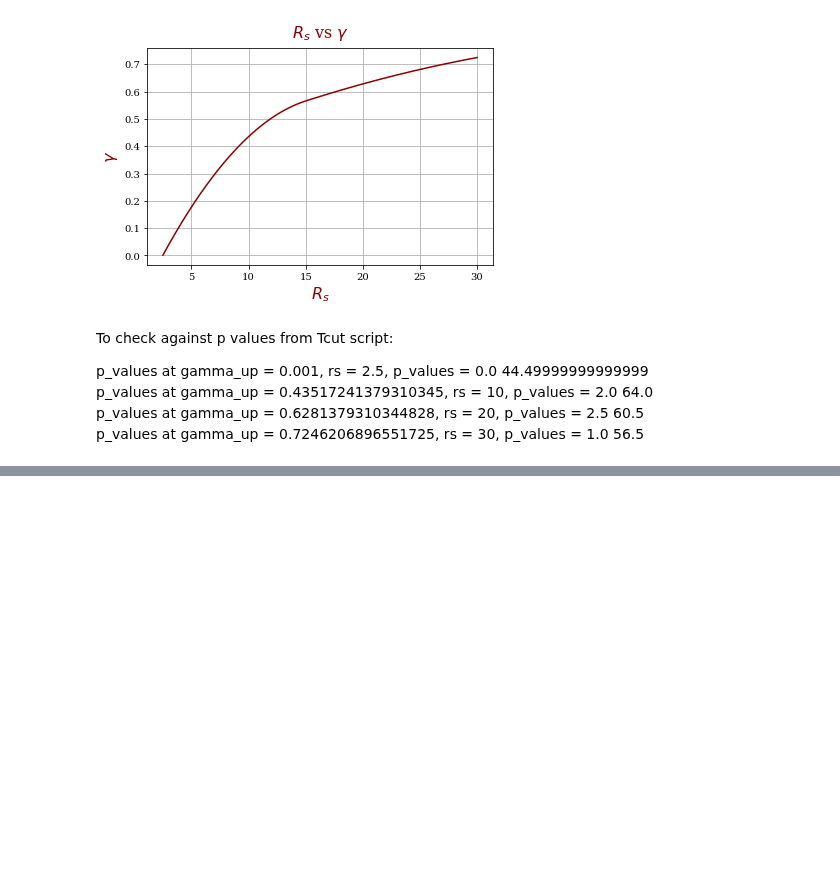
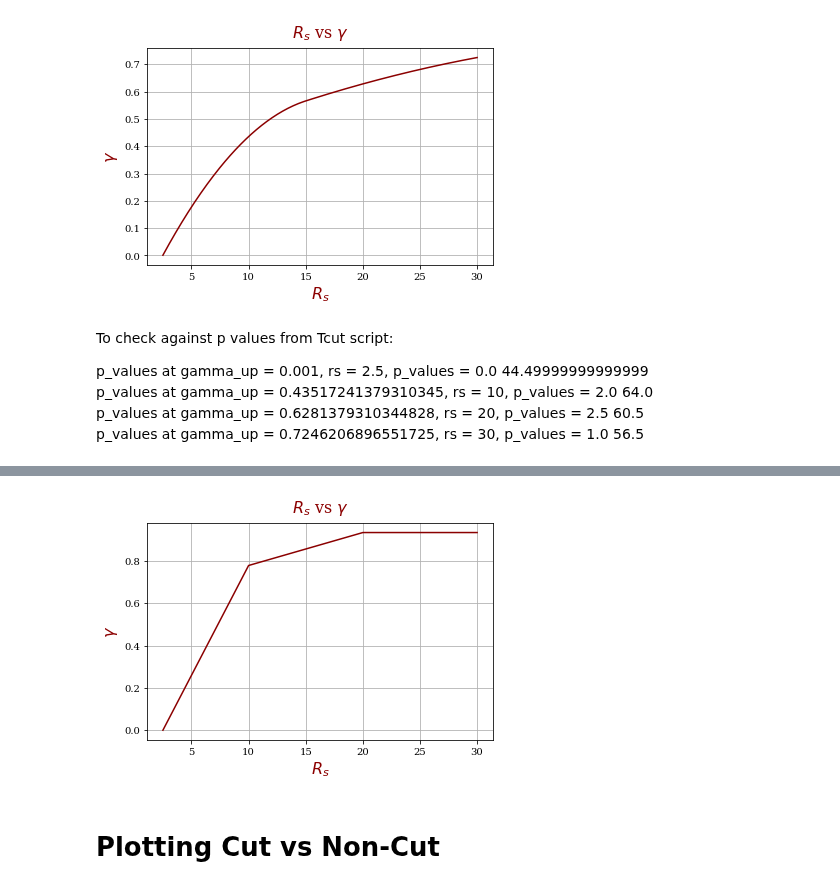
Before and after one commit to SvPoder/exoplanets, a Jupyter notebook: jupyter-notebook/plotting_rs_gamma.ipynb, the cells around one changed output, grey strips where cells are left out. Saved outputs shown, nothing was run; the diff lists cells and outputs as text; code cells hidden in the pictures; blank space fills up the shorter version.

```diff
--- a/jupyter-notebook/plotting_rs_gamma.ipynb
+++ b/jupyter-notebook/plotting_rs_gamma.ipynb
@@ -53,0 +74,11 @@ p_values at gamma_up = 0.7246206896551725, rs = 30, p_values = 1.0 56.5
+# %%
+plt.plot(rs, gamma, '-', color = 'darkred')
+plt.title(r"$R_s$ vs $\gamma$", fontdict=font, pad = 10)
+plt.grid()
+plt.xlabel(r"$R_s$", fontdict=font)
+plt.ylabel(r"$\gamma$", fontdict=font)
+plt.subplots_adjust(left=0.10)
+# %% [output]
+[figure, added]
+# %% [markdown]
+# Plotting Cut vs Non-Cut
```
Also changed, not shown: parts of 6 cells of this notebook, 1 other file.
